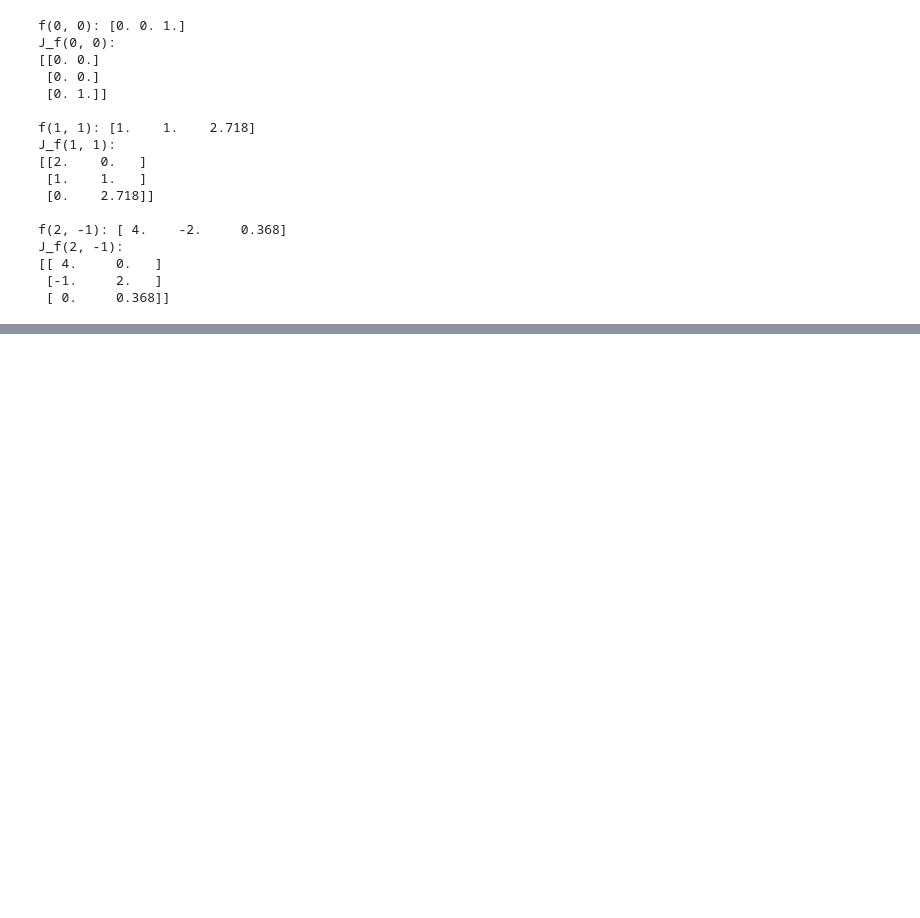
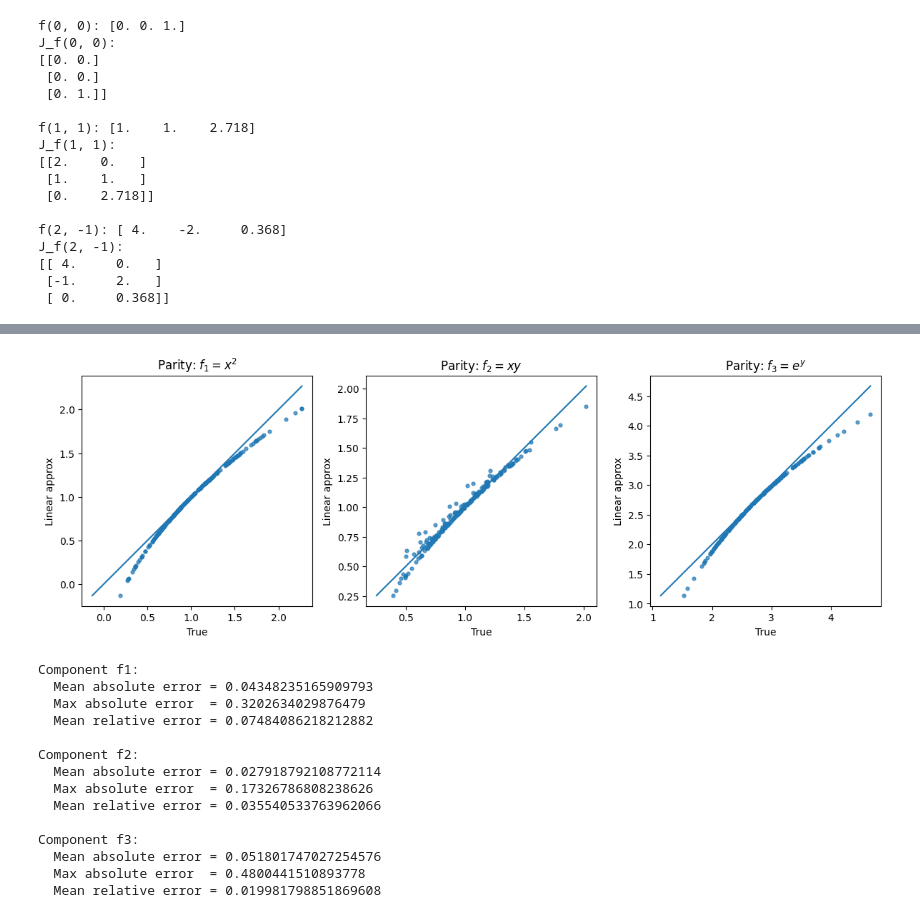
Before and after one commit to peterlee123hi/ml-foundations, a Jupyter notebook: math/gradient_jacobian_visualizer.ipynb, the cells around one changed output, grey strips where cells are left out. Cells and saved outputs as stored; diff of their text form; code cells hidden in the pictures; blank space fills up the shorter version.

Commit message:
Add jacobian local linear approx

```diff
--- a/math/gradient_jacobian_visualizer.ipynb
+++ b/math/gradient_jacobian_visualizer.ipynb
@@ -229,13 +229,13 @@ $$
 def f(x, y):
     return np.array([x**2, x * y, np.exp(y)])
 
-def jacobian_f(x, y):
+def J_f(x, y):
     return np.array([[2 * x, 0], [y, x], [0, np.exp(y)]])
 
 for x, y in [(0, 0), (1, 1), (2, -1)]:
     print(f"f({x}, {y}):", f(x, y))
     print(f"J_f({x}, {y}):")
-    print(jacobian_f(x, y))
+    print(J_f(x, y))
     print()
 # %% [output]
 f(0, 0): [0. 0. 1.]
@@ -257,0 +283,58 @@ J_f(2, -1):
+# %%
+def f(x, y):
+    return np.array([x**2, x * y, np.exp(y)])
+
+def J_f(x, y):
+    return np.array([[2 * x, 0], [y, x], [0, np.exp(y)]])
+
+x0, y0 = 1, 1
+f0 = f(x0, y0)
+J0 = J_f(x0, x0)
+deltas = np.random.normal(loc=0, scale=0.2, size=(200, 2))
+
+true_vals = np.array([f(x0 + dx, y0 + dy) for dx, dy in deltas])
+lin_approx = f0 + (deltas @ J0.T)
+
+fig, axes = plt.subplots(1, 3, figsize=(12, 4))
+for j, ax in enumerate(axes):
+    ax.scatter(true_vals[:, j], lin_approx[:, j], s=12, alpha=0.7)
+    lo = min(true_vals[:, j].min(), lin_approx[:, j].min())
+    hi = max(true_vals[:, j].max(), lin_approx[:, j].max())
+    ax.plot([lo, hi], [lo, hi])
+    comp_names = ["$f_1=x^2$", "$f_2=xy$", "$f_3=e^y$"]
+    ax.set_title(f"Parity: {comp_names[j]}")
+    ax.set_xlabel("True")
+    ax.set_ylabel("Linear approx")
+    ax.set_aspect('equal', adjustable='box')
+
+plt.tight_layout()
+plt.show()
+
+abs_err = np.abs(true_vals - lin_approx)
+rel_err = abs_err / (np.abs(true_vals) + 1e-12)
+for j, name in enumerate(["f1", "f2", "f3"]):
+    mean_abs = abs_err[:, j].mean()
+    max_abs = abs_err[:, j].max()
+    mean_rel = rel_err[:, j].mean()
+
+    print(f"Component {name}:")
+    print(f"  Mean absolute error = {mean_abs}")
+    print(f"  Max absolute error  = {max_abs}")
+    print(f"  Mean relative error = {mean_rel}")
+    print()
+# %% [output]
+[figure, added]
+Component f1:
+  Mean absolute error = 0.04348235165909793
+  Max absolute error  = 0.3202634029876479
+  Mean relative error = 0.07484086218212882
+
+Component f2:
+  Mean absolute error = 0.027918792108772114
+  Max absolute error  = 0.17326786808238626
+  Mean relative error = 0.035540533763962066
+
+Component f3:
+  Mean absolute error = 0.051801747027254576
+  Max absolute error  = 0.4800441510893778
+  Mean relative error = 0.019981798851869608
```
Also changed, not shown: parts of 2 cells of this notebook.
